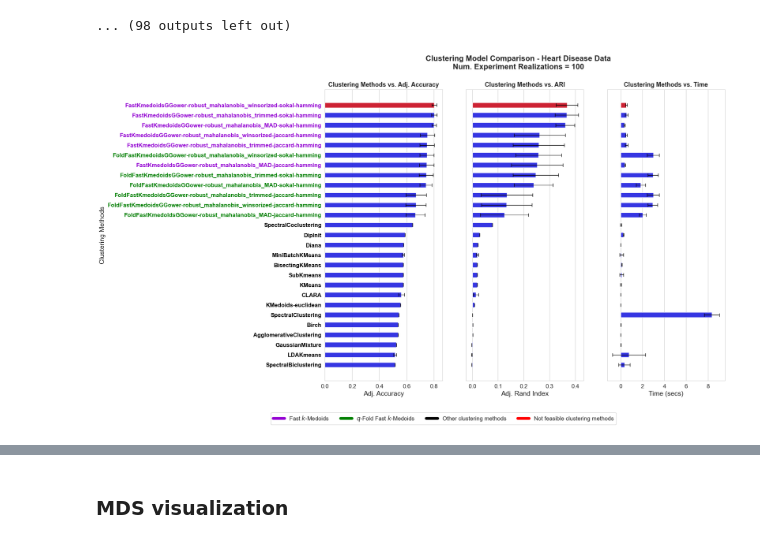
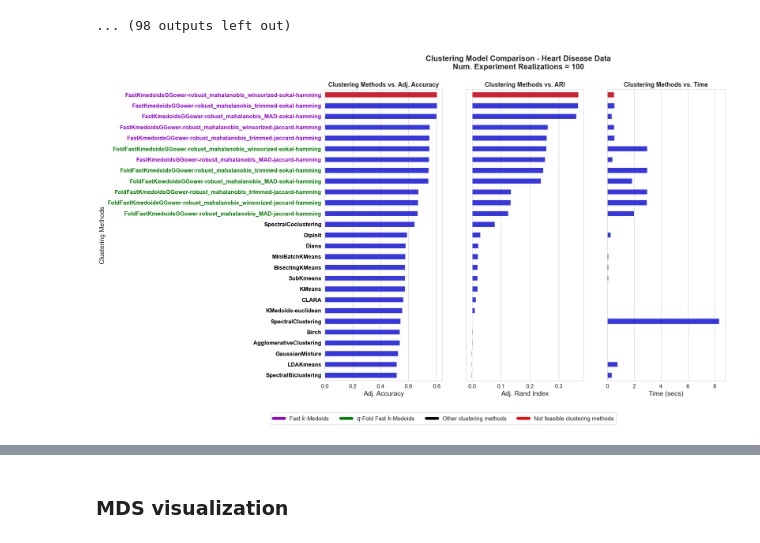
Before and after one commit to FabioScielzoOrtiz/db-robust-clust-paper-code, a Jupyter notebook: experiments/real_data/experiments_heart_disease.ipynb, the cells around one changed output, grey strips where cells are left out. Drawn from its saved outputs; the diff is of its cells as text; code cells hidden in the pictures.

Commit message:
variability bars removed form experiment 4 plot

```diff
--- a/experiments/real_data/experiments_heart_disease.ipynb
+++ b/experiments/real_data/experiments_heart_disease.ipynb
@@ -1255,17 +1257,17 @@ for model_name in not_feasible_methods:
     avg_results['adj_accuracy'][model_name] = 0
     avg_results['ARI'][model_name] = 0
     avg_results['time'][model_name] = 0
-    avg_results['std_adj_acc'][model_name] = 0
-    avg_results['std_ARI'][model_name] = 0
-    avg_results['std_time'][model_name] = 0
+    #avg_results['std_adj_acc'][model_name] = 0
+    #avg_results['std_ARI'][model_name] = 0
+    #avg_results['std_time'][model_name] = 0
 
 model_names = np.array(list(avg_results['adj_accuracy'].keys()))
 avg_adj_accuracy = np.array(list(avg_results['adj_accuracy'].values()))
 avg_ari = np.array(list(avg_results['ARI'].values()))
 avg_time = np.array(list(avg_results['time'].values()))
-std_adj_acc = np.array(list(avg_results['std_adj_acc'].values()))
-std_ari = np.array(list(avg_results['std_ARI'].values()))
-std_time = np.array(list(avg_results['std_time'].values()))
+#std_adj_acc = np.array(list(avg_results['std_adj_acc'].values()))
+#std_ari = np.array(list(avg_results['std_ARI'].values()))
+#std_time = np.array(list(avg_results['std_time'].values()))
 idx_sorted = np.argsort(-avg_adj_accuracy)
 #idx_sorted = np.argsort(-avg_ari)
 
@@ -1285,6 +1287,7 @@ ax = sns.barplot(x=[avg_ari[idx_sorted[0]]], y=[model_names[idx_sorted[0]]], col
 ax = sns.barplot(x=avg_time[idx_sorted], y=model_names[idx_sorted], color='blue', width=0.5, alpha=0.9, ax=axes[2])
 ax = sns.barplot(x=[avg_time[idx_sorted[0]]], y=[model_names[idx_sorted[0]]], color='red', width=0.5, alpha=0.9, ax=axes[2])
 
+'''
 # Añadir barras de error manualmente
 axes[0].errorbar(
     x=avg_adj_accuracy[idx_sorted],
@@ -1318,6 +1321,7 @@ axes[2].errorbar(
     capsize=3.5,                 # tamaño de los topes
     alpha=1
 )
+'''
 
 axes[0].set_ylabel('Clustering Methods', size=14)
 axes[0].set_xlabel('Adj. Accuracy', size=14)
@@ -1344,34 +1348,34 @@ for label in axes[0].get_yticklabels():
         label.set_color('darkviolet')
     elif label.get_text() in our_methods_2:
         label.set_weight('bold')
         label.set_color('green')
     elif label.get_text() in other_methods:
         label.set_weight('bold')
         label.set_color('black')
     elif label.get_text() in not_feasible_methods:
         label.set_weight('bold')
         label.set_color('red')
 
 # Create legend elements
 legend_elements = [
     plt.Line2D([0], [0], color='darkviolet', lw=6, label='Fast $k$-Medoids'),
     plt.Line2D([0], [0], color='green', lw=6, label='$q$-Fold Fast $k$-Medoids'),
     plt.Line2D([0], [0], color='black', lw=6, label='Other clustering methods'),
     plt.Line2D([0], [0], color='red', lw=6, label='Not feasible clustering methods')
 ]
 
 # Add legend to the figure
 axes[0].legend(handles=legend_elements, loc='upper right', bbox_to_anchor=(2.5, -0.1), ncol=len(legend_elements), fontsize=12)
 
 fig.suptitle("Clustering Model Comparison - Heart Disease Data\nNum. Experiment Realizations = 100", fontsize=16, fontweight='bold', y=0.97)
 
 plot_filename = f'plot_results_exp_4_heart_disease_{file_id}_acc.png'
 plot_save_path = os.path.join(results_folder_path, plot_filename)
 fig.savefig(plot_save_path, format='png', dpi=300, bbox_inches="tight", pad_inches=0.2)
 
 plt.show()
 # %% [output]
-[figure, old version]
+[figure, new version]
 # %%
 # Results as table
 avg_results_df = pd.DataFrame(avg_results)
```
Also changed, not shown: parts of 2 cells of this notebook, 1 other file.
